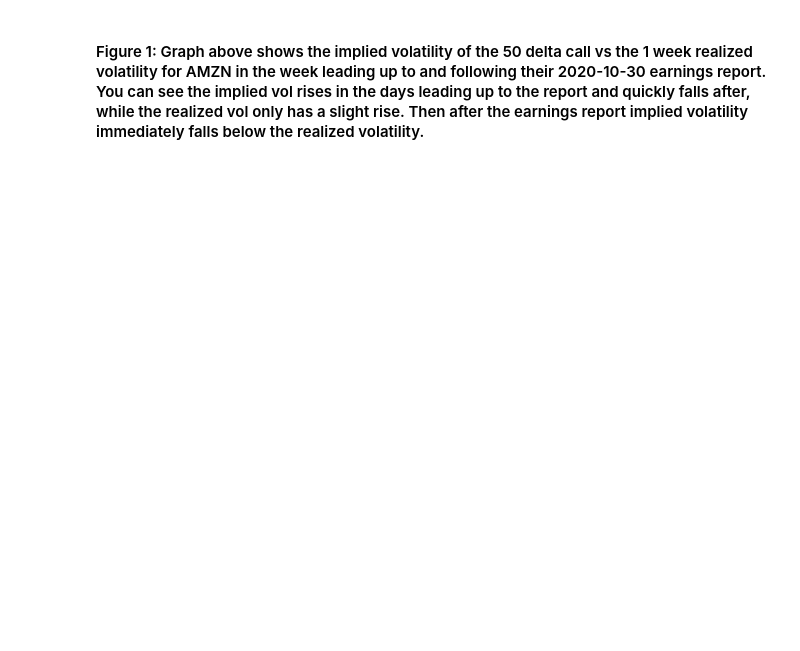
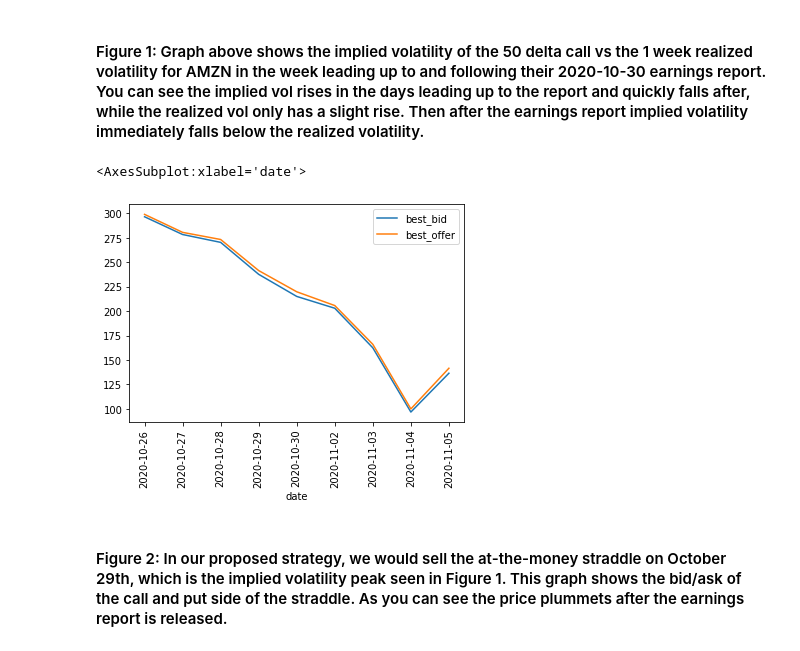
Before and after one commit to sampiaz/finmath_project, a Jupyter notebook: Krumdick_Piazza_Project_Draft.ipynb, the cells around one changed output. Cells and saved outputs as stored; diff of their text form; code cells hidden in the pictures; blank space fills up the shorter version.

```diff
--- a/Krumdick_Piazza_Project_Draft.ipynb
+++ b/Krumdick_Piazza_Project_Draft.ipynb
@@ -200,5 +200,24 @@ CreateVisual('AMZN', closeVols, calls, puts)
 # %% [markdown]
 #### Figure 1: Graph above shows the implied volatility of the 50 delta call vs the 1 week realized volatility for AMZN in the week leading up to and following their 2020-10-30 earnings report. You can see the implied vol rises in the days leading up to the report and quickly falls after, while the realized vol only has a slight rise. Then after the earnings report implied volatility immediately falls below the realized volatility.
+# %%
+def option_bbo(atm_opts, all_opts, filing_date):
+    atm_opts = atm_opts[atm_opts['exdate'] > filing_date]
+    max_vol = atm_opts['impl_volatility'].max()
+    max_vol_call = atm_opts[atm_opts['impl_volatility'] == max_vol]
+    opt_id = max_vol_call.optionid.item()
+
+    return opt_id
+# %%
+call_id = option_bbo(calls, data, '2020-10-30')
+put_id = option_bbo(puts, data, '2020-10-30')
+# %%
+(data[data['optionid']== call_id]['best_bid'] + data[data['optionid']== put_id]['best_bid']).plot(legend=True, rot=90)
+(data[data['optionid']== call_id]['best_offer'] + data[data['optionid']== put_id]['best_offer']).plot(legend=True, rot=90)
+# %% [output]
+<AxesSubplot:xlabel='date'>
+[figure, added]
+# %% [markdown]
+#### Figure 2: In our proposed strategy, we would sell the at-the-money straddle on October 29th, which is the implied volatility peak seen in Figure 1. This graph shows the bid/ask of the call and put side of the straddle. As you can see the price plummets after the earnings report is released.
 # %%
 data, closeVols = DataRetriever('GOOG', '2020-07-26', '2020-08-03')
 calls, puts = GetATMs(data)
```
Also changed, not shown: parts of 7 cells of this notebook, 2 other files.
